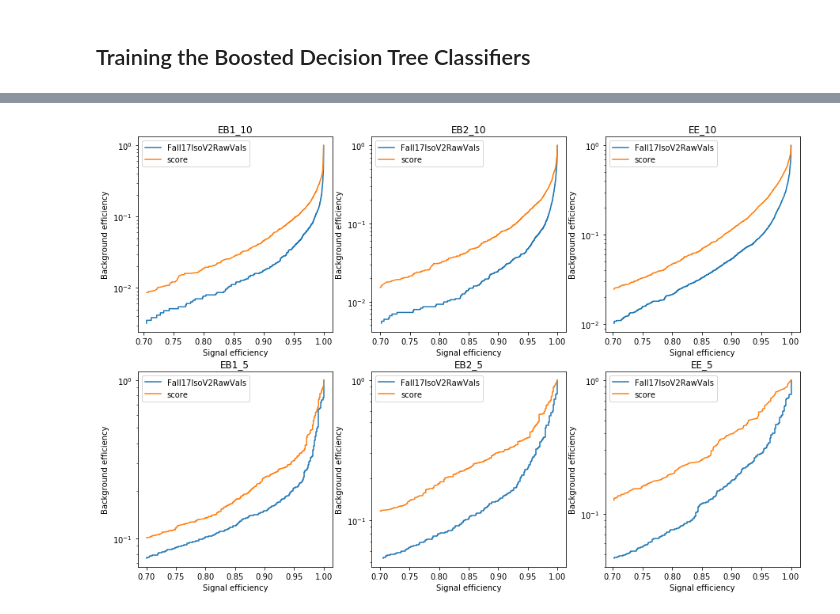
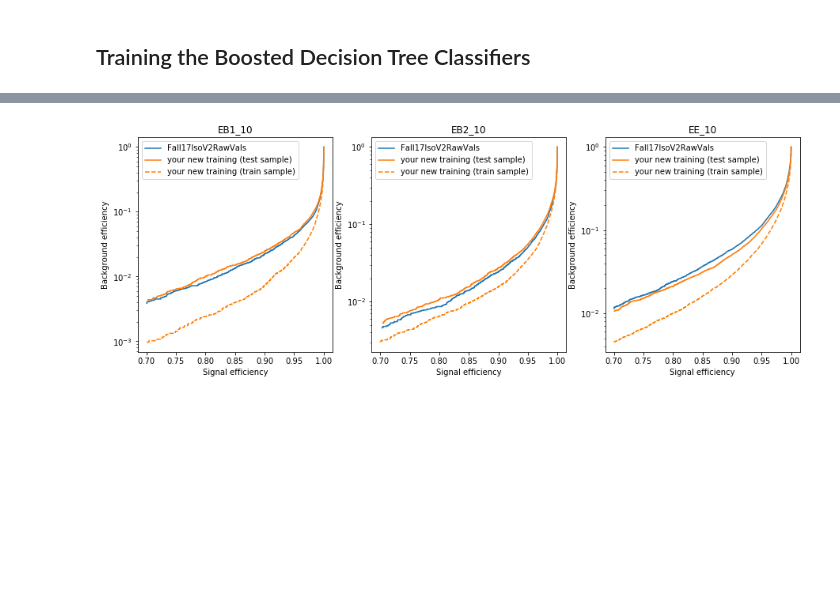
Before and after one commit to Nollde/ElectronMVATutorial, a Jupyter notebook: ElectronMVATutorial.ipynb, the cells around one changed output, grey strips where cells are left out. Saved outputs shown, nothing was run; the diff lists cells and outputs as text; code cells hidden in the pictures; blank space fills up the shorter version.

```diff
--- a/ElectronMVATutorial.ipynb
+++ b/ElectronMVATutorial.ipynb
@@ -101,6 +91,8 @@ df.loc[df["matchedToGenEle"] != 1, "matchedToGenEle"] = 0
 Very good, now `matchedToGenEle = 1` corresponds to signal and `matchedToGenEle = 0` to background.
 # %%
 df = df[df["scl_eta"].abs() < 2.5]
+# %%
+df = df.query("ele_pt >= 10")
 # %% [markdown]
 Let's take a look at the $p_T$ and $\eta$ distributions to see if they look as expected:
 # %%
@@ -231,14 +155,2 @@ training for category 5 on 71857 events...
-# %%
-df_test = df.dropna()
-# %%
-from sklearn import metrics
-
-def plot_roc_curve(df, score_column, tpr_threshold=0.7, ax=None):
-    if ax is None:
-        ax = plt.gca()
-    fpr, tpr, thresholds = metrics.roc_curve(df["matchedToGenEle"], df[score_column])
-    mask = tpr > tpr_threshold
-    fpr, tpr = fpr[mask], tpr[mask]
-    ax.semilogy(tpr, fpr, label=score_column)
 # %%
 category_titles = ["EB1_5", "EB2_5", "EE_5", "EB1_10", "EB2_10", "EE_10"]
@@ -245,17 +216,36 @@ category_titles = ["EB1_5", "EB2_5", "EE_5", "EB1_10", "EB2_10", "EE_10"]
+# %%
+from sklearn import metrics
+
+def plot_roc_curve(df, score_column, tpr_threshold=0.7, ax=None, color=None, linestyle='-', label=None):
+    if ax is None:
+        ax = plt.gca()
+    if label is None:
+        label = score_column
+    fpr, tpr, thresholds = metrics.roc_curve(df["matchedToGenEle"], df[score_column])
+    mask = tpr > tpr_threshold
+    fpr, tpr = fpr[mask], tpr[mask]
+    ax.semilogy(tpr, fpr, label=label, color=color, linestyle=linestyle)
 # %%
-fig, axes = plt.subplots(2, 3, figsize=(15, 10))
+fig, axes = plt.subplots(1, 3, figsize=(15, 5))
 
-for i, group_df in df_test.groupby("EleMVACats"):
+for i, df_group in df.groupby("EleMVACats"):
+
+    if i < 3:
+        continue
+
+    df_train = df_group.query("not test")
+    df_test = df_group.query("test")
 
 
-    ax = axes[int(i < 3),i%3]
-    plot_roc_curve(group_df, "Fall17IsoV2RawVals", ax=ax)
-    plot_roc_curve(group_df, "score", ax=ax)
+    ax = axes[i%3]
+    plot_roc_curve(df_test, "Fall17IsoV2RawVals", ax=ax)
+    plot_roc_curve(df_test, "score", ax=ax, label="your new training (test sample)")
+    plot_roc_curve(df_train, "score", ax=ax, color="#ff7f02", linestyle='--', label="your new training (train sample)")
     ax.set_title(category_titles[i])
     ax.legend()
     ax.set_xlabel("Signal efficiency")
     ax.set_ylabel("Background efficiency")
 
 plt.show()
 # %% [output]
-[figure, old version]
+[figure, new version]
```
Also changed, not shown: parts of 13 cells of this notebook.
